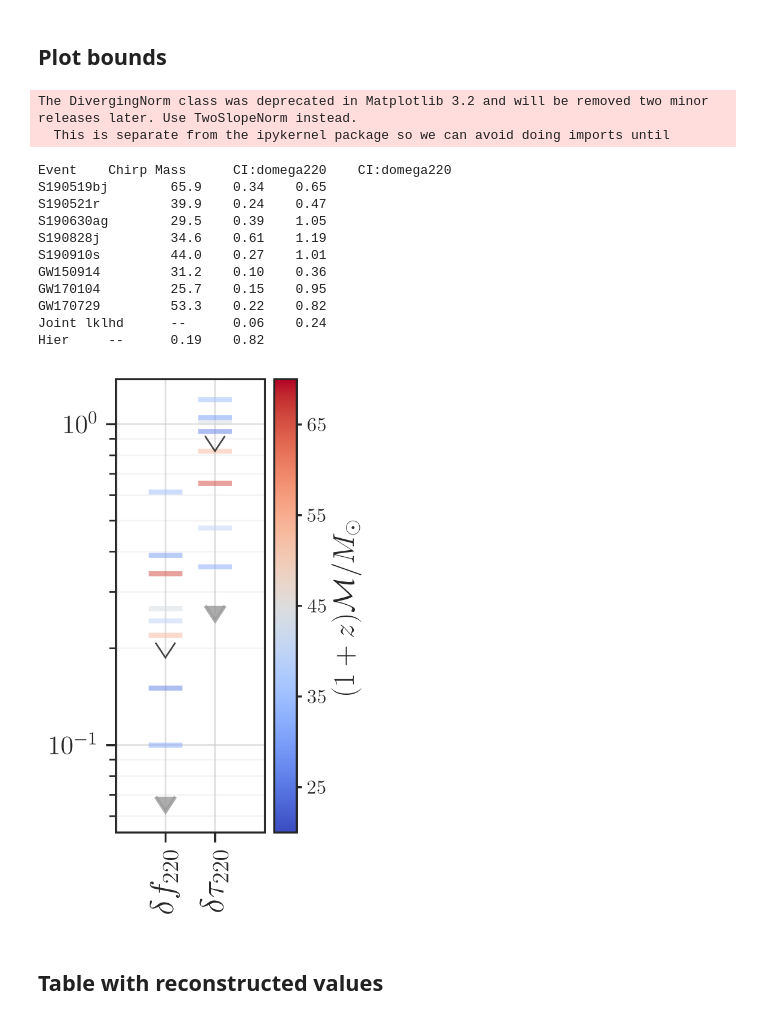
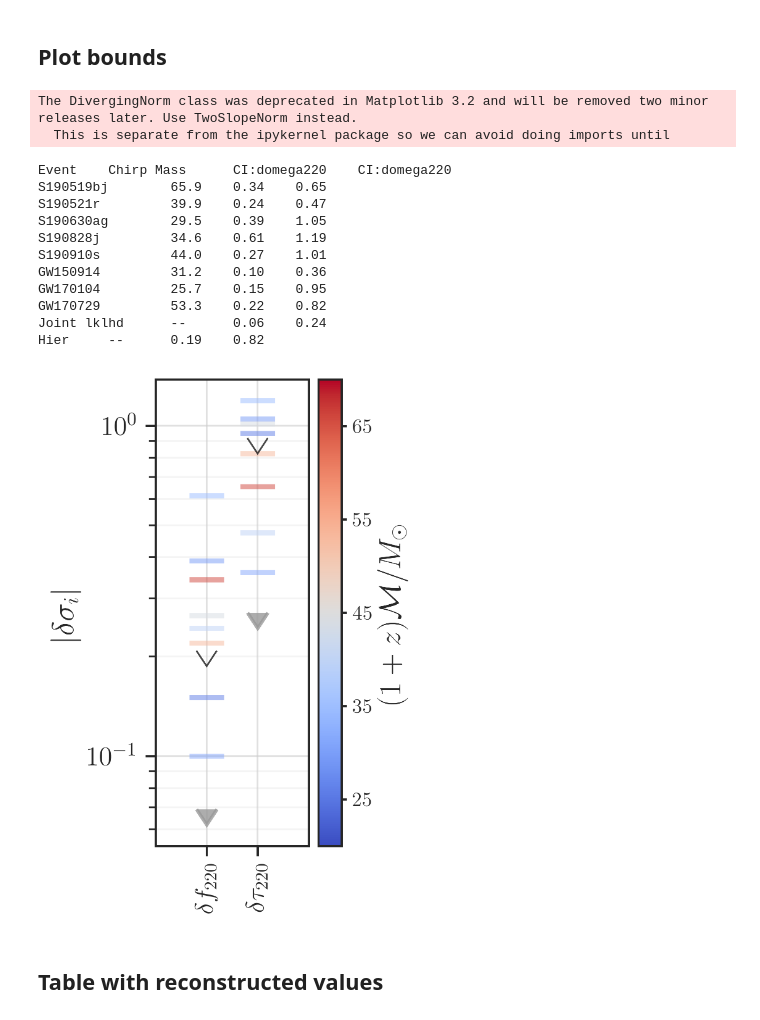
Before and after one commit to abhirup-ghosh/spinqnm, a Jupyter notebook: data/rin/plot_pseob_results_mit_O1O2.ipynb, the cells around one changed output. Drawn from its saved outputs; the diff is of its cells as text; code cells hidden in the pictures.

Commit message:
updated all figures

```diff
--- a/data/rin/plot_pseob_results_mit_O1O2.ipynb
+++ b/data/rin/plot_pseob_results_mit_O1O2.ipynb
@@ -351,40 +352,41 @@ ax.semilogy(1, dtau220_hier_right - dtau220_hier_left, **kwargs['GWTC-2 (SEOB)']
 print(f"Hier \t -- \t {domega220_hier_right - domega220_hier_left:.2f} \t {dtau220_hier_right - dtau220_hier_left:.2f}")
 
 ax.set_xticks(np.arange(len(params)))
-ax.set_xticklabels([r"$\delta f_{220}$",r"$\delta \tau_{220}$"], fontsize=20, rotation=90)
+ax.set_xticklabels([r"$\delta f_{220}$",r"$\delta \tau_{220}$"], fontsize=15, rotation=90)
 ax.tick_params(axis='y', labelsize=16)
+ax.set_ylabel("$|\delta \sigma_i|$")
 # grid
 ax.grid(which='major',axis='both', b=True, linestyle='-',alpha=0.6)
 ax.grid(which='minor',b=True, linestyle='-',alpha=0.2)
 
 # Set x- and y-limits
 ax.set_xlim(-1.0, 2.0)
 
 # add colorbar
 sm   = plt.cm.ScalarMappable(cmap=cmap, norm=norm)
 sm.set_array([])
 cbar = plt.colorbar(sm, ticks=np.linspace(5, 65, 7))
 cbar.ax.set_yticklabels(cbar.ax.get_yticklabels(), fontsize=12)
 cbar.ax.tick_params('y', length=3, which='major')
 cbar.set_label(r'$%s$' % utils.Parameter('mc').latex, fontsize=18, labelpad=2.5)
 
 plt.savefig("../../papers/intro_paper/figures/rin_all_events_bounds.pdf", bbox_inches="tight")
 plt.savefig("../../papers/intro_paper/figures/rin_all_events_bounds.png", bbox_inches="tight")
 # %% [output]
 The DivergingNorm class was deprecated in Matplotlib 3.2 and will be removed two minor releases later. Use TwoSlopeNorm instead.
   This is separate from the ipykernel package so we can avoid doing imports until
 Event    Chirp Mass      CI:domega220    CI:domega220
 S190519bj        65.9    0.34    0.65
 S190521r         39.9    0.24    0.47
 S190630ag        29.5    0.39    1.05
 S190828j         34.6    0.61    1.19
 S190910s         44.0    0.27    1.01
 GW150914         31.2    0.10    0.36
 GW170104         25.7    0.15    0.95
 GW170729         53.3    0.22    0.82
 Joint lklhd      --      0.06    0.24
 Hier     --      0.19    0.82
-[figure, old version]
+[figure, new version]
 # %% [markdown]
 ## Table with reconstructed values
 # %%
```
Also changed, not shown: parts of 3 cells of this notebook, 8 other files.
